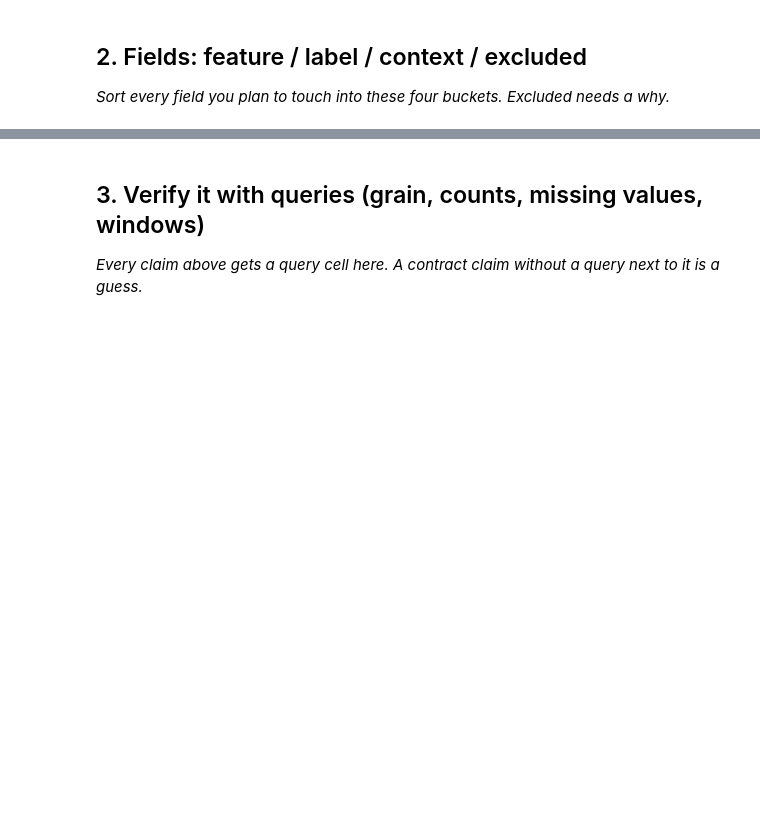
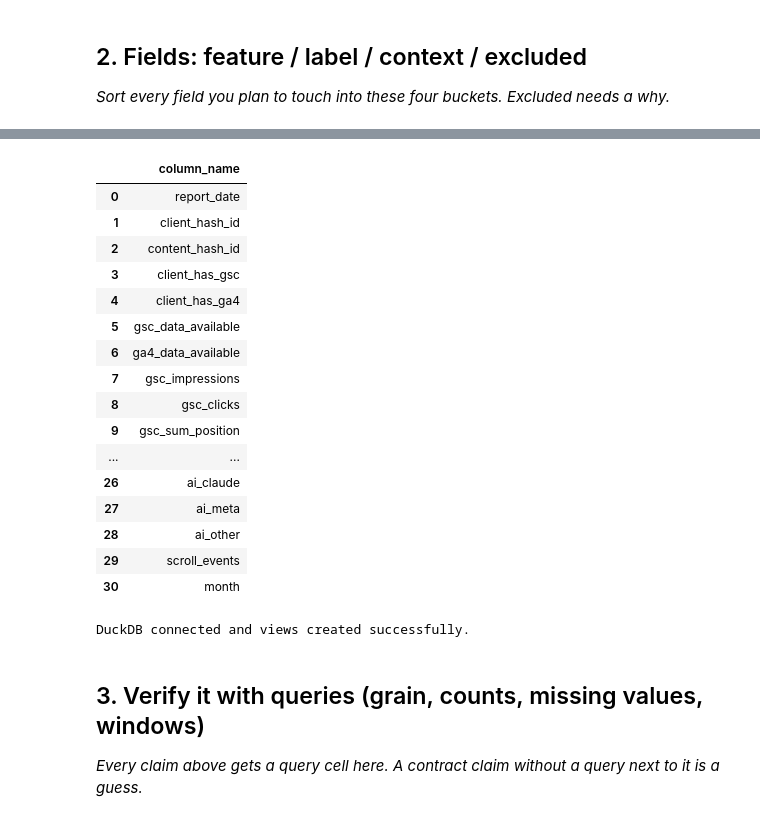
Before and after one commit to Lok997/flyrank-ml-internship, a Jupyter notebook: work/notebooks/w03_data_contract.ipynb, the cells around one changed output, grey strips where cells are left out. Cells and saved outputs as stored; diff of their text form; code cells hidden in the pictures; blank space fills up the shorter version.

```diff
--- a/work/notebooks/w03_data_contract.ipynb
+++ b/work/notebooks/w03_data_contract.ipynb
@@ -23,3 +165,57 @@ This skeleton is yours to fill. Work the sections **in order** — each one has
+# %%
+con.sql("""
+SELECT column_name
+FROM (DESCRIBE fact_daily)
+""").df()
+# %% [output]
+|  | column_name |
+| 0 | report_date |
+| 1 | client_hash_id |
+| 2 | content_hash_id |
+| 3 | client_has_gsc |
+| 4 | client_has_ga4 |
+| 5 | gsc_data_available |
+| 6 | ga4_data_available |
+| 7 | gsc_impressions |
+| 8 | gsc_clicks |
+| 9 | gsc_sum_position |
+| ... | ... |
+| 26 | ai_claude |
+| 27 | ai_meta |
+| 28 | ai_other |
+| 29 | scroll_events |
+| 30 | month |
+# %%
+# Connect DuckDB and create usable views for the warehouse tables
+
+import duckdb
+
+con = duckdb.connect()
+
+con.execute(
+    f"""
+    CREATE OR REPLACE SECRET hf
+    (TYPE huggingface, TOKEN '{HF_TOKEN}')
+    """
+)
+
+REL = 'hf://datasets/FlyRank/internship-warehouse'
+
+con.execute(f"""
+CREATE OR REPLACE VIEW fact_daily AS
+SELECT *
+FROM read_parquet('{REL}/fact_content_daily_performance/**/*.parquet')
+""")
+
+con.execute(f"""
+CREATE OR REPLACE VIEW dim_content AS
+SELECT *
+FROM read_parquet('{REL}/dim_content.parquet')
+""")
+
+print("DuckDB connected and views created successfully.")
+# %% [output]
+DuckDB connected and views created successfully.
 # %% [markdown]
 ## 3. Verify it with queries (grain, counts, missing values, windows)
 
```
Also changed, not shown: parts of 10 cells of this notebook.
